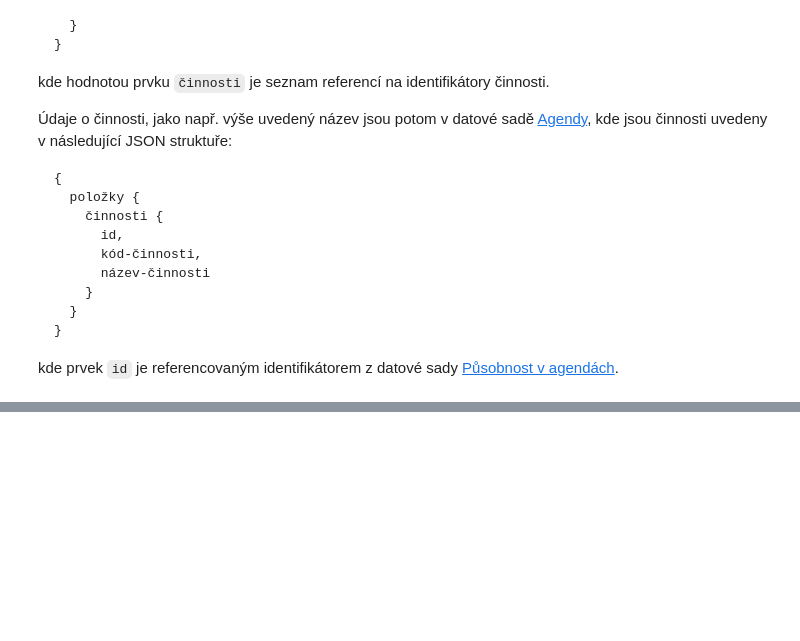
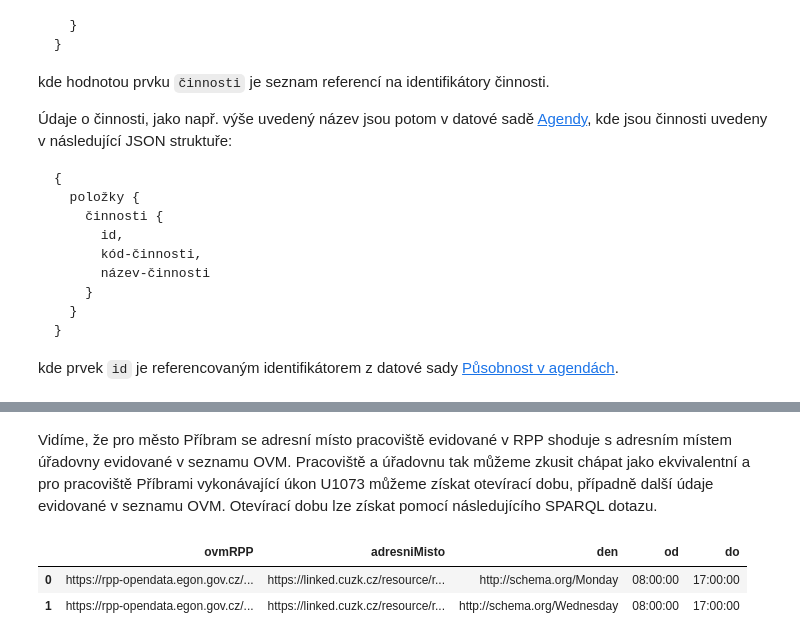
Before and after one commit to datagov-cz/data.gov.cz, a Jupyter notebook: datové-články/registr-práv-a-povinností/rpp-úkony.ipynb, the cells around one changed output, grey strips where cells are left out. Drawn from its saved outputs; the diff is of its cells as text; code cells hidden in the pictures; blank space fills up the shorter version.

Commit message:
Rozšíření článku o úkonech z RPP o práci s otevíracími dobami úřadoven

```diff
--- a/datové-články/registr-práv-a-povinností/rpp-úkony.ipynb
+++ b/datové-články/registr-práv-a-povinností/rpp-úkony.ipynb
@@ -856,0 +890,4 @@
+# %%
+endpointPíseček=RemoteEndpoint(
+    "https://xn--pseek-zsa0u.opendata.cz/sparql"
+)
@@ -856,0 +914,25 @@
+# %% [markdown]
+Vidíme, že pro město Příbram se adresní místo pracoviště evidované v RPP shoduje s adresním místem úřadovny evidované v seznamu OVM. Pracoviště a úřadovnu tak můžeme zkusit chápat jako ekvivalentní a pro pracoviště Příbrami vykonávající úkon U1073 můžeme získat otevírací dobu, případně další údaje evidované v seznamu OVM. Otevírací dobu lze získat pomocí následujícího SPARQL dotazu.
+# %%
+úřadovny=endpointPíseček.select("""PREFIX owl: <http://www.w3.org/2002/07/owl#>
+PREFIX s: <http://schema.org/>
+PREFIX ruian-link: <https://data.gov.cz/slovník/ruian/linky/>
+SELECT ?ovmRPP ?adresniMisto ?den (STR(?opens) AS ?od) (STR(?closes) AS ?do)
+WHERE {
+  VALUES (?ovmRPP ?adresniMisto) {(<https://rpp-opendata.egon.gov.cz/odrpp/zdroj/orgán-veřejné-moci/00243132> <https://linked.cuzk.cz/resource/ruian/adresni-misto/22987215>)}
+
+  ?ovm owl:sameAs ?ovmRPP ;
+    s:hasPOS ?pos .
+
+  ?pos s:address/ruian-link:adresni-misto ?adresniMisto ;
+    s:hoursAvailable ?hours .
+
+  ?hours s:dayOfWeek ?den ;
+    s:opens ?opens ;
+    s:closes ?closes .
+}""")
+úřadovny
+# %% [output]
+|  | ovmRPP | adresniMisto | den | od | do |
+| 0 | https://rpp-opendata.egon.gov.cz/... | https://linked.cuzk.cz/resource/r... | http://schema.org/Monday | 08:00:00 | 17:00:00 |
+| 1 | https://rpp-opendata.egon.gov.cz/... | https://linked.cuzk.cz/resource/r... | http://schema.org/Wednesday | 08:00:00 | 17:00:00 |
```
Also changed, not shown: parts of 5 cells of this notebook, 1 other file.
